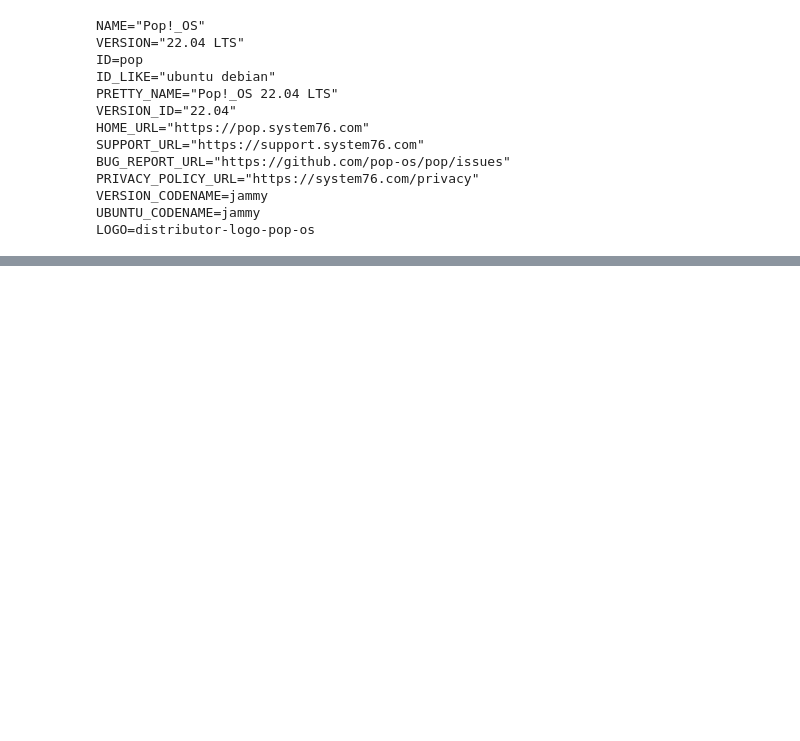
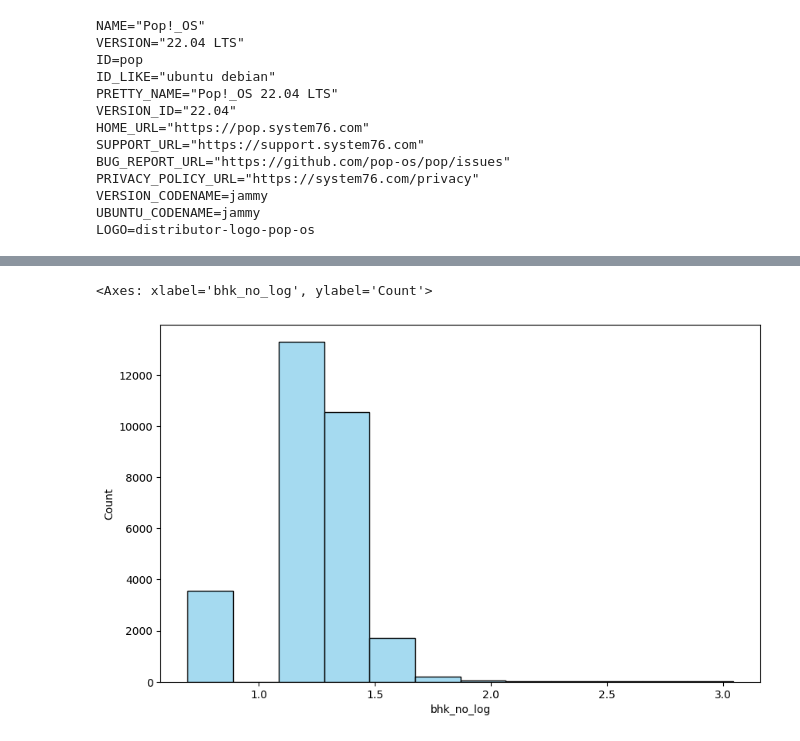
Before and after one commit to luiscberrocal/hacktoberfest-2023, a Jupyter notebook: kaggle/India House Pricing.ipynb, the cells around one changed output, grey strips where cells are left out. Drawn from its saved outputs; the diff is of its cells as text; code cells hidden in the pictures; blank space fills up the shorter version.

```diff
--- a/kaggle/India House Pricing.ipynb
+++ b/kaggle/India House Pricing.ipynb
@@ -160,0 +199,6 @@ df.corr()
+# %%
+plt.figure(figsize=(10, 6))
+sns.histplot(df['bhk_no_log'], kde=False, bins=12, label='Histogram', color='skyblue', stat="count")
+# %% [output]
+<Axes: xlabel='bhk_no_log', ylabel='Count'>
+[figure, added]
```
Also changed, not shown: parts of 15 cells of this notebook, 5 other files.
